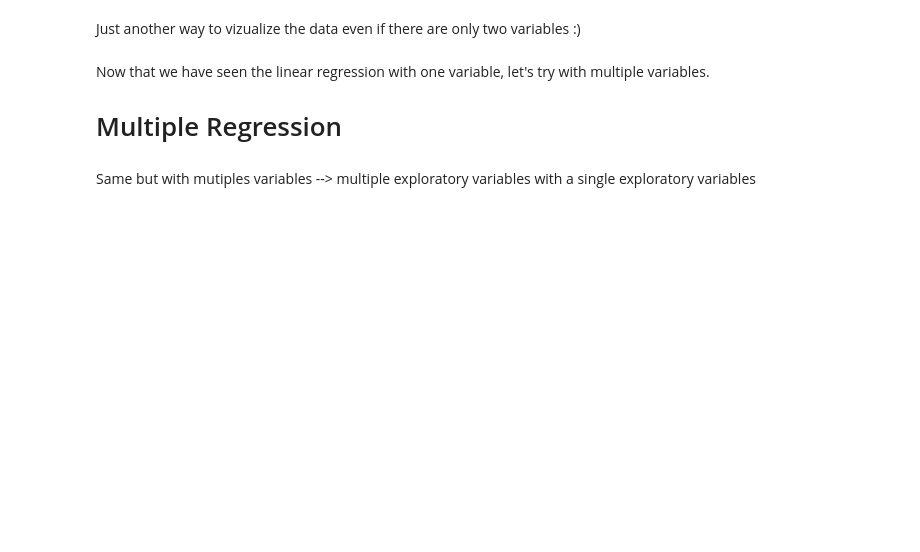
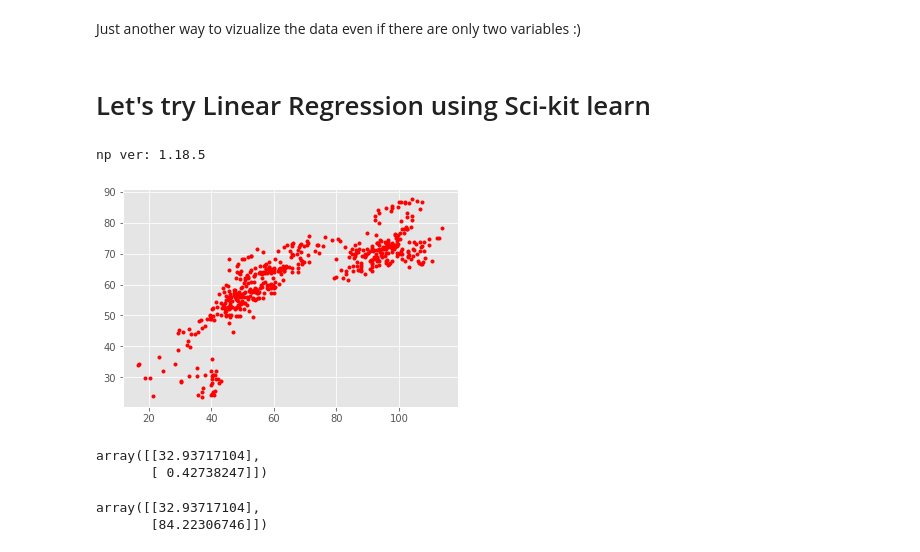
Before and after one commit to Eliesaleh/Linear-Regression, a Jupyter notebook: LinearRegression.ipynb, the cells around one changed output. Saved outputs shown, nothing was run; the diff lists cells and outputs as text; code cells hidden in the pictures; blank space fills up the shorter version.

```diff
--- a/LinearRegression.ipynb
+++ b/LinearRegression.ipynb
@@ -332,8 +356,32 @@ plt.style.use('ggplot')
 # %% [markdown]
 Just another way to vizualize the data even if there are only two variables :)
-# %% [markdown]
-Now that we have seen the linear regression with one variable, let's try with multiple variables.
-
-# Multiple Regression
-# %% [markdown]
-Same but with mutiples variables --> multiple exploratory variables with a single exploratory variables
+# %% [markdown]
+# Let's try Linear Regression using Sci-kit learn
+# %%
+import matplotlib.pyplot as plt
+import numpy as np
+print ("np ver:",np.__version__)
+X=data[["Oil Closing Price"]]
+y=data[["Royal Dutch Shell Closing Price"]]
+plt.plot(X,y,'r.')
+
+plt.show()
+# %% [output]
+np ver: 1.18.5
+[figure, added]
+# %%
+X_b=np.c_[np.ones((523,1)),X]
+#we need this column to include X(0)=1, to include the bias term in θ
+theta_best=np.linalg.inv(X_b.T.dot(X_b)).dot(X_b.T).dot(y)
+theta_best
+# %% [output]
+array([[32.93717104],
+       [ 0.42738247]])
+# %%
+X_new=np.array([[0],[120]])
+X_new_b=np.c_[np.ones((2,1)),X_new]
+y_predict = X_new_b.dot(theta_best)
+y_predict
+# %% [output]
+array([[32.93717104],
+       [84.22306746]])
```
Also changed, not shown: parts of 10 cells of this notebook.
